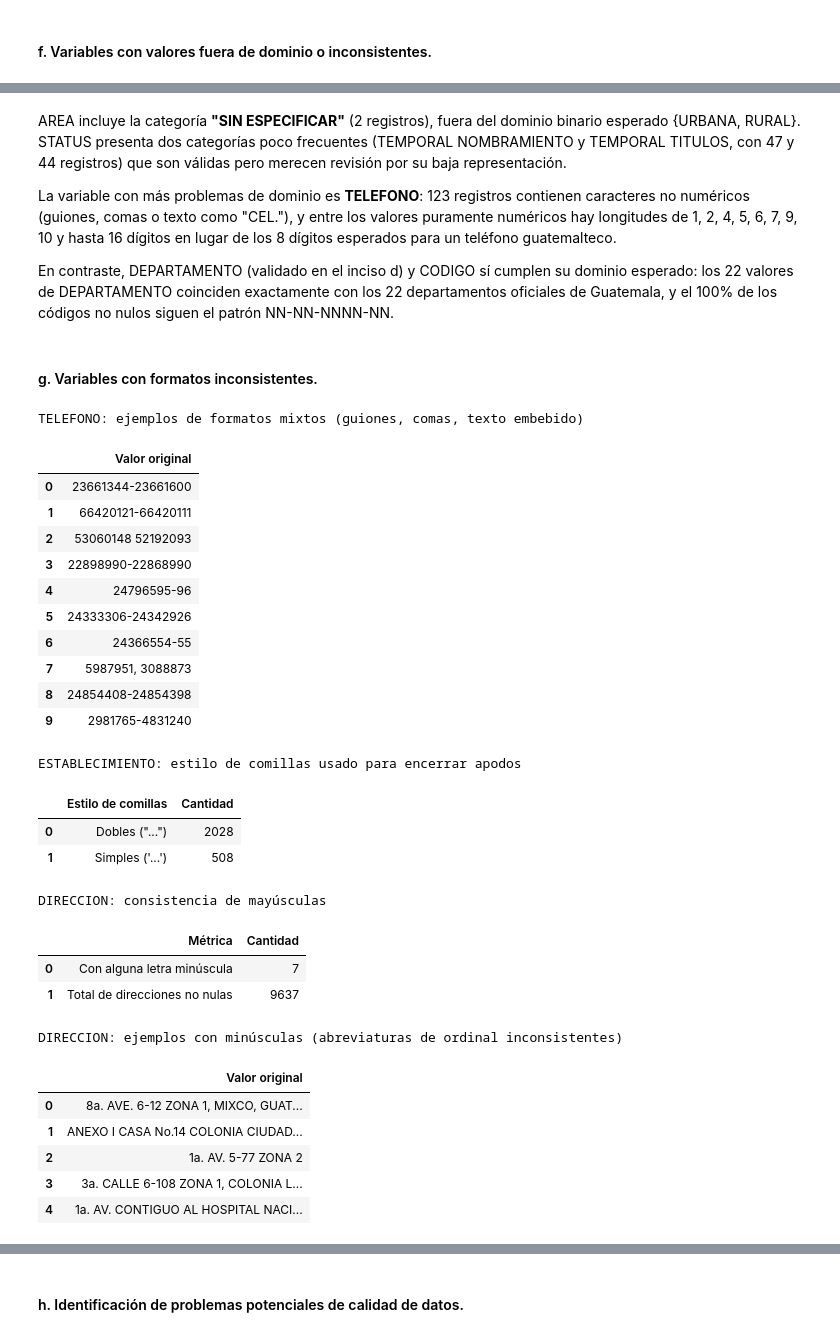
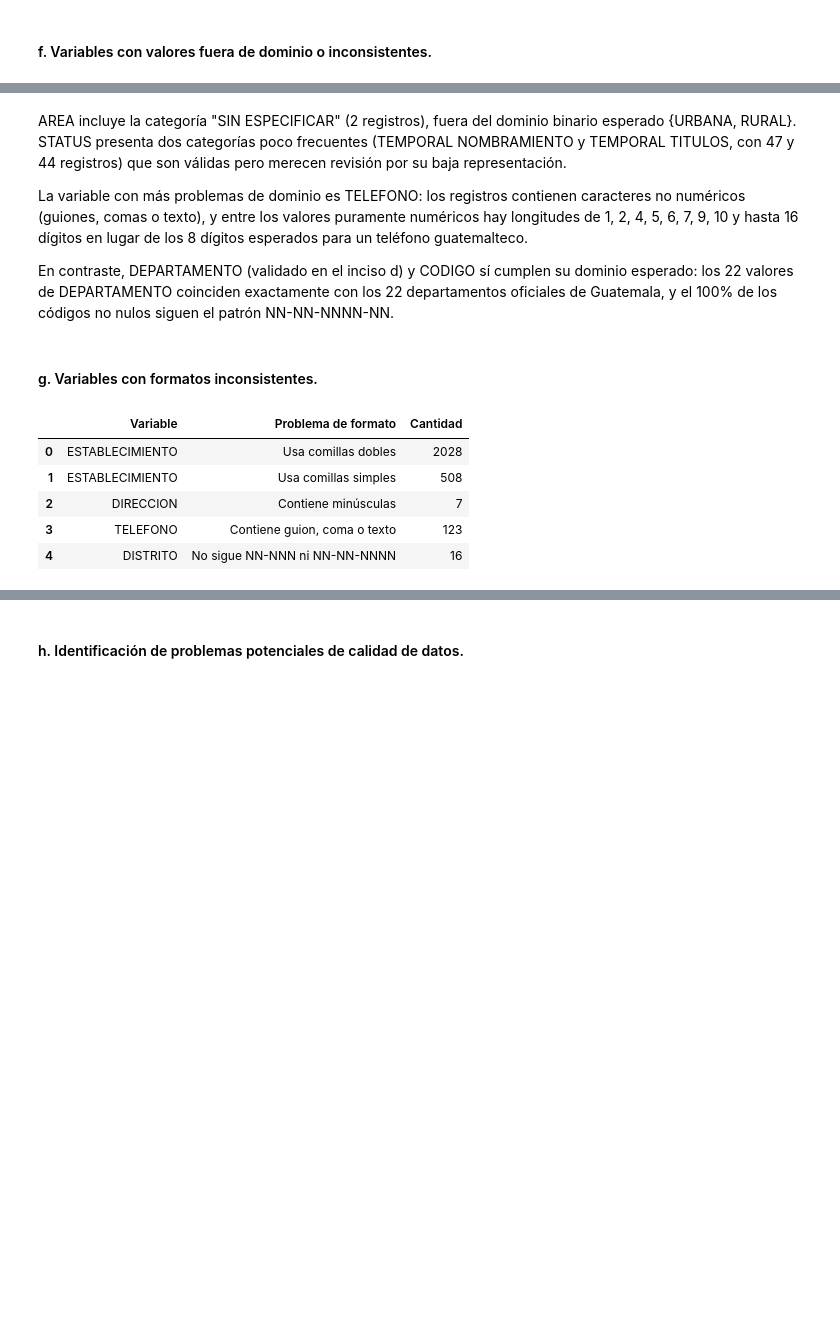
Before and after one commit to CindyGualim/DATA-SCIENCE_CC3084, a Jupyter notebook: Exploracion_Datos_Mineduc.ipynb, the cells around one changed output, grey strips where cells are left out. Drawn from its saved outputs; the diff is of its cells as text; code cells hidden in the pictures; blank space fills up the shorter version.

```diff
--- a/Exploracion_Datos_Mineduc.ipynb
+++ b/Exploracion_Datos_Mineduc.ipynb
@@ -261,65 +217,36 @@ TELEFONO: distribución de longitud entre los valores puramente numéricos
 # %% [markdown]
-AREA incluye la categoría **"SIN ESPECIFICAR"** (2 registros), fuera del dominio binario esperado {URBANA, RURAL}. STATUS presenta dos categorías poco frecuentes (TEMPORAL NOMBRAMIENTO y TEMPORAL TITULOS, con 47 y 44 registros) que son válidas pero merecen revisión por su baja representación.
+AREA incluye la categoría "SIN ESPECIFICAR" (2 registros), fuera del dominio binario esperado {URBANA, RURAL}. STATUS presenta dos categorías poco frecuentes (TEMPORAL NOMBRAMIENTO y TEMPORAL TITULOS, con 47 y 44 registros) que son válidas pero merecen revisión por su baja representación.
 
-La variable con más problemas de dominio es **TELEFONO**: 123 registros contienen caracteres no numéricos (guiones, comas o texto como "CEL."), y entre los valores puramente numéricos hay longitudes de 1, 2, 4, 5, 6, 7, 9, 10 y hasta 16 dígitos en lugar de los 8 dígitos esperados para un teléfono guatemalteco.
+La variable con más problemas de dominio es TELEFONO: los registros contienen caracteres no numéricos (guiones, comas o texto), y entre los valores puramente numéricos hay longitudes de 1, 2, 4, 5, 6, 7, 9, 10 y hasta 16 dígitos en lugar de los 8 dígitos esperados para un teléfono guatemalteco.
 
 En contraste, DEPARTAMENTO (validado en el inciso d) y CODIGO sí cumplen su dominio esperado: los 22 valores de DEPARTAMENTO coinciden exactamente con los 22 departamentos oficiales de Guatemala, y el 100% de los códigos no nulos siguen el patrón NN-NN-NNNN-NN.
 # %% [markdown]
 #### g. Variables con formatos inconsistentes.
 # %%
-from IPython.display import display
+est = df['ESTABLECIMIENTO'].dropna().astype(str)
+dire = df['DIRECCION'].dropna().astype(str)
+distrito = df['DISTRITO'].dropna().astype(str)
+formato_distrito = distrito.str.fullmatch(r'\d{2}-\d{3}') | distrito.str.fullmatch(r'\d{2}-\d{2}-\d{4}')
 
-print("TELEFONO: ejemplos de formatos mixtos (guiones, comas, texto embebido)")
-no_numericos = telefonos[~solo_digitos]
-tabla_telefono_ejemplos = no_numericos.head(10).reset_index(drop=True).rename('Valor original').to_frame()
-display(tabla_telefono_ejemplos)
-
-est = df['ESTABLECIMIENTO'].dropna().astype(str)
-print("ESTABLECIMIENTO: estilo de comillas usado para encerrar apodos")
-tabla_comillas = pd.DataFrame({
-    'Estilo de comillas': ['Dobles ("...")', "Simples ('...')"],
-    'Cantidad': [est.str.contains(chr(34)).sum(), est.str.contains(chr(39)).sum()],
+pd.DataFrame({
+    'Variable': ['ESTABLECIMIENTO', 'ESTABLECIMIENTO', 'DIRECCION', 'TELEFONO', 'DISTRITO'],
+    'Problema de formato': [
+        'Usa comillas dobles', 'Usa comillas simples', 'Contiene minúsculas',
+        'Contiene guion, coma o texto', 'No sigue NN-NNN ni NN-NN-NNNN',
+    ],
+    'Cantidad': [
+        est.str.contains(chr(34)).sum(),
+        est.str.contains(chr(39)).sum(),
+        dire.str.contains('[a-z]', regex=True).sum(),
+        (~telefonos.str.fullmatch(r'\d+')).sum(),
+        (~formato_distrito).sum(),
+    ]
 })
-display(tabla_comillas)
-
-dire = df['DIRECCION'].dropna().astype(str)
-con_minusculas = dire.str.contains('[a-z]', regex=True)
-print("DIRECCION: consistencia de mayúsculas")
-tabla_direccion = pd.DataFrame({
-    'Métrica': ['Con alguna letra minúscula', 'Total de direcciones no nulas'],
-    'Cantidad': [con_minusculas.sum(), len(dire)],
-})
-display(tabla_direccion)
-
-print("DIRECCION: ejemplos con minúsculas (abreviaturas de ordinal inconsistentes)")
-tabla_direccion_ejemplos = dire[con_minusculas].head(5).reset_index(drop=True).rename('Valor original').to_frame()
-display(tabla_direccion_ejemplos)
 # %% [output]
-TELEFONO: ejemplos de formatos mixtos (guiones, comas, texto embebido)
-|  | Valor original |
-| 0 | 23661344-23661600 |
-| 1 | 66420121-66420111 |
-| 2 | 53060148 52192093 |
-| 3 | 22898990-22868990 |
-| 4 | 24796595-96 |
-| 5 | 24333306-24342926 |
-| 6 | 24366554-55 |
-| 7 | 5987951, 3088873 |
-| 8 | 24854408-24854398 |
-| 9 | 2981765-4831240 |
+|  | Variable | Problema de formato | Cantidad |
+| 0 | ESTABLECIMIENTO | Usa comillas dobles | 2028 |
+| 1 | ESTABLECIMIENTO | Usa comillas simples | 508 |
+| 2 | DIRECCION | Contiene minúsculas | 7 |
+| 3 | TELEFONO | Contiene guion, coma o texto | 123 |
+| 4 | DISTRITO | No sigue NN-NNN ni NN-NN-NNNN | 16 |
-ESTABLECIMIENTO: estilo de comillas usado para encerrar apodos
-|  | Estilo de comillas | Cantidad |
-| 0 | Dobles ("...") | 2028 |
-| 1 | Simples ('...') | 508 |
-DIRECCION: consistencia de mayúsculas
-|  | Métrica | Cantidad |
-| 0 | Con alguna letra minúscula | 7 |
-| 1 | Total de direcciones no nulas | 9637 |
-DIRECCION: ejemplos con minúsculas (abreviaturas de ordinal inconsistentes)
-|  | Valor original |
-| 0 | 8a. AVE. 6-12 ZONA 1, MIXCO, GUAT... |
-| 1 | ANEXO I CASA No.14 COLONIA CIUDAD... |
-| 2 | 1a. AV. 5-77 ZONA 2 |
-| 3 | 3a. CALLE 6-108 ZONA 1, COLONIA L... |
-| 4 | 1a. AV. CONTIGUO AL HOSPITAL NACI... |
 # %% [markdown]
```
Also changed, not shown: parts of 8 cells of this notebook.
